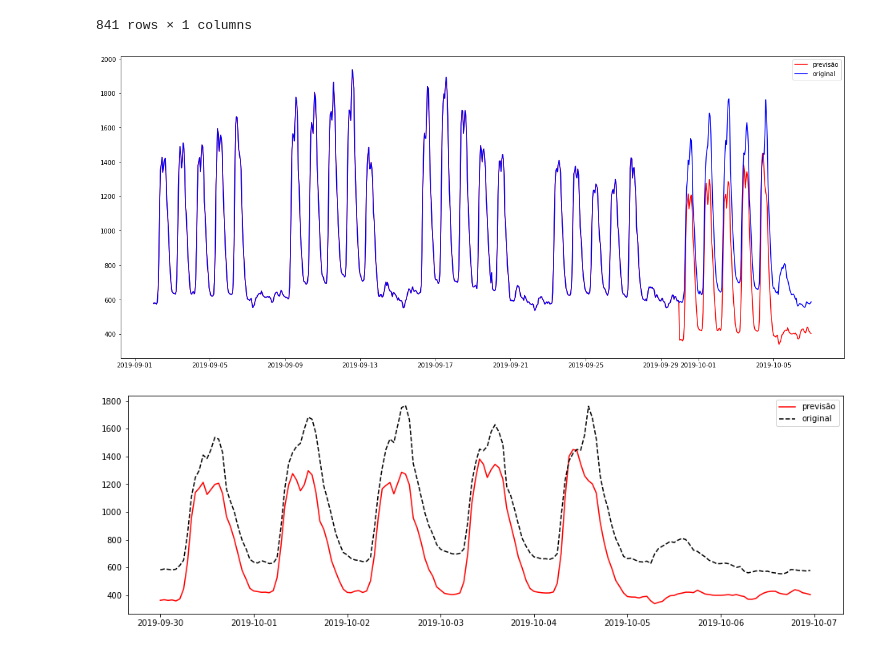
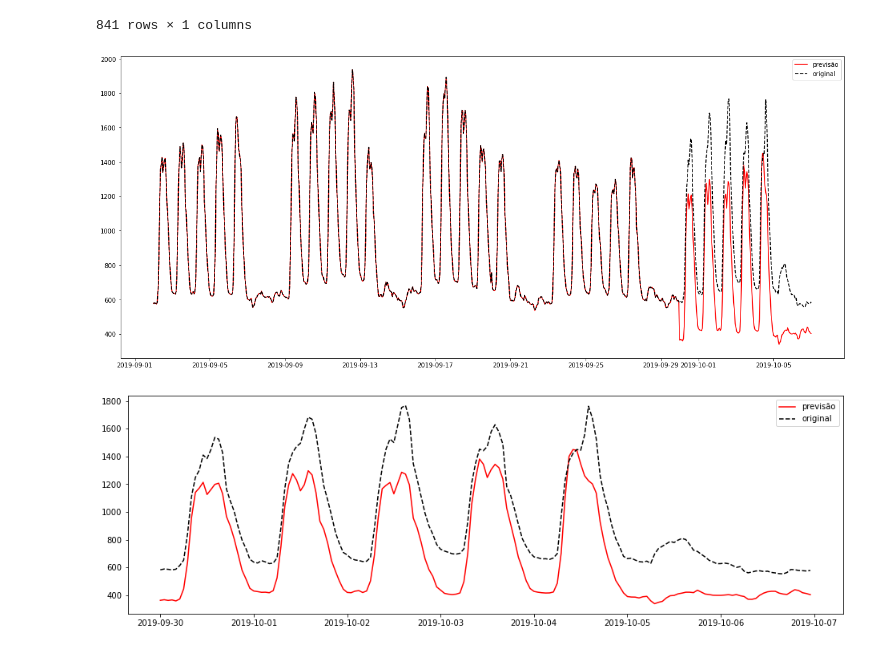
Before and after one commit to leogargitter/cice_analise_de_series_temporais, a Jupyter notebook: previsao_fft/previsao_fft_intervalo_curto.ipynb, the cells around one changed output. Drawn from its saved outputs; the diff is of its cells as text; code cells hidden in the pictures.

```diff
--- a/previsao_fft/previsao_fft_intervalo_curto.ipynb
+++ b/previsao_fft/previsao_fft_intervalo_curto.ipynb
@@ -30,35 +30,35 @@ import numpy as np
 import matplotlib.pyplot as plt
 from numpy import fft
 
 def fourierExtrapolation(x, n_predict, n_harm):
     n = x.size
     t = np.arange(0, n)
     p = np.polyfit(t, x, 1)         # find linear trend in x
     x_notrend = x - p[0] * t        # detrended x
     x_freqdom = fft.fft(x_notrend)  # detrended x in frequency domain
     f = fft.fftfreq(n)              # frequencies
     indexes = list(range(n))
     # sort indexes by frequency, lower -> higher
     indexes.sort(key = lambda i: np.absolute(f[i]))
 
     t = np.arange(0, n + n_predict)
     restored_sig = np.zeros(t.size)
     for i in indexes[:1 + n_harm * 2]:
         ampli = np.absolute(x_freqdom[i]) / n   # amplitude
         phase = np.angle(x_freqdom[i])          # phase
         restored_sig += ampli * np.cos(2 * np.pi * f[i] * t + phase)
     return restored_sig + p[0] * t
 
 x =dataset2['Ativa'][0:train_index1].to_numpy()
 n_predict = eval_index1
 extrapolation = fourierExtrapolation(x, n_predict, 1100)
 plt.figure(figsize=(21,9))
 plt.plot(dataset2.index, extrapolation, 'r', label = 'previsão')
-plt.plot(dataset2.index, dataset2, 'b', label = 'original')
+plt.plot(dataset2.index, dataset2, 'k--', label = 'original')
 plt.legend()
 plt.show()
 # %% [output]
-[figure, old version]
+[figure, new version]
 # %%
 plt.figure(figsize=(16,5))
 plt.plot(dataset2.index[-eval_index1:-1], extrapolation[-eval_index1:-1], 'r', label = 'previsão')
```
Also changed, not shown: 8 other files.
